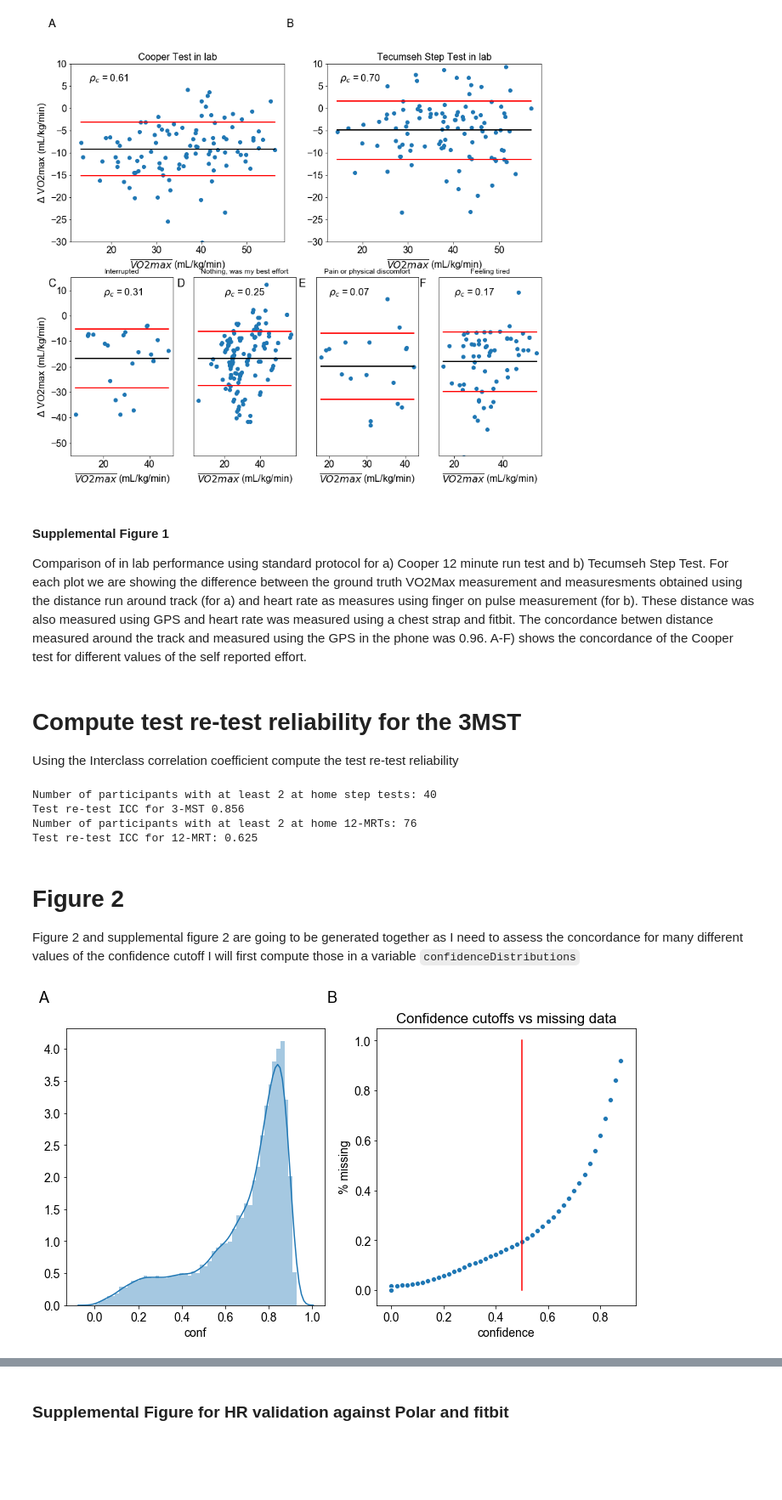
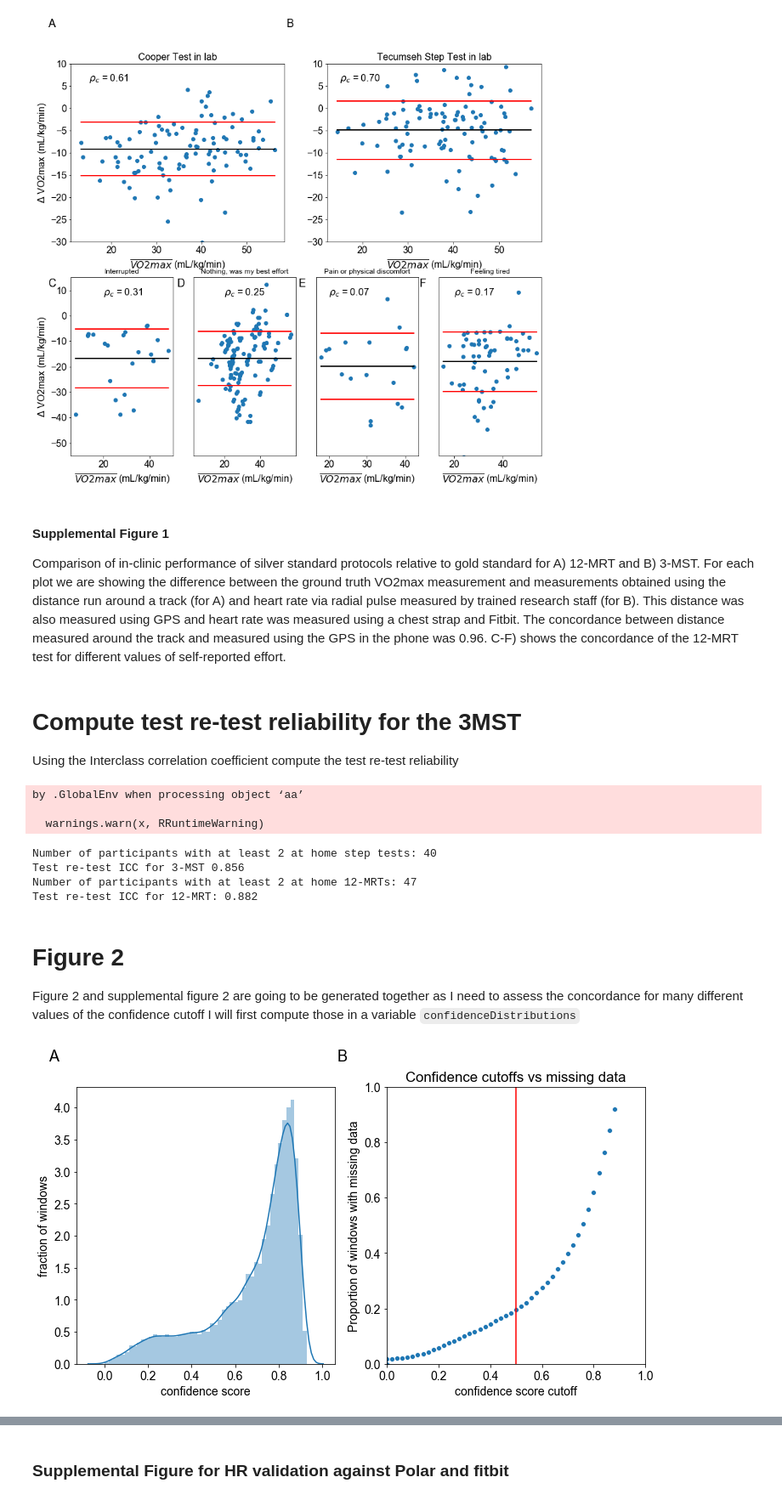
Before and after one commit to Sage-Bionetworks/CRF_validation_analysis, a Jupyter notebook: Figures.ipynb, the cells around one changed output, grey strips where cells are left out. Shown at 85% size. Drawn from its saved outputs; the diff is of its cells as text; code cells hidden in the pictures; blank space fills up the shorter version.

Commit message:
update: ICC correction, Figure descriptions etc.,

```diff
--- a/Figures.ipynb
+++ b/Figures.ipynb
@@ -498,7 +498,7 @@ Name: recordId, dtype: int64
 [figure]
 # %% [markdown]
 #### Supplemental Figure 1
-Comparison of in lab performance using standard protocol for a) Cooper 12 minute run test and b) Tecumseh Step Test.  For each plot we are showing the difference between the ground truth VO2Max measurement and measuresments obtained using the distance run around track (for a) and heart rate as measures using finger on pulse measurement (for b).  These distance was also measured using GPS and heart rate was measured using a chest strap and fitbit. The concordance betwen distance measured around the track and measured using the GPS in the phone was 0.96. A-F) shows the concordance of the Cooper test for different values of the self reported effort.
+Comparison of in-clinic performance of silver standard protocols relative to gold standard for A) 12-MRT and B) 3-MST. For each plot we are showing the difference between the ground truth VO2max measurement and measurements obtained using the distance run around a track (for A) and heart rate via radial pulse measured by trained research staff (for B). This distance was also measured using GPS and heart rate was measured using a chest strap and Fitbit. The concordance between distance measured around the track and measured using the GPS in the phone was 0.96. C-F) shows the concordance of the 12-MRT test for different values of self-reported effort.
 # %% [markdown]
 # Compute test re-test reliability for the 3MST
 Using the Interclass correlation coefficient compute the test re-test reliability
@@ -511,17 +511,20 @@ print('Number of participants with at least 2 at home step tests: %i'  %len(set(
 print('Test re-test ICC for 3-MST %0.3f' %icc(groups = tmp['participantID'], values = tmp['vo2Max.Milligan2']))
 
 #df_12mt.head().T
-tmp =  (df_12mt.
+tmp =  (df_12mt[df_12mt['answers.surveyAfter']=='Nothing, was my best effort'].
         query("inClinic==False")[['participantID', 'mobile Cooper']].
         dropna().
         groupby('participantID').filter(lambda x : len(x)>1))  #Remove participantIDs with only 1 measurement
 print('Number of participants with at least 2 at home 12-MRTs: %i'  %len(set(tmp.participantID)))
 print('Test re-test ICC for 12-MRT: %0.3f' %icc(groups = tmp['participantID'], values = tmp['mobile Cooper']))
 # %% [output]
-Number of participants with at least 2 at home step tests: 40
-Test re-test ICC for 3-MST 0.856
-Number of participants with at least 2 at home 12-MRTs: 76
-Test re-test ICC for 12-MRT: 0.625
+by .GlobalEnv when processing object ‘aa’
+
+  warnings.warn(x, RRuntimeWarning)
+Number of participants with at least 2 at home step tests: 40
+Test re-test ICC for 3-MST 0.856
+Number of participants with at least 2 at home 12-MRTs: 47
+Test re-test ICC for 12-MRT: 0.882
 # %% [markdown]
 # Figure 2
 Figure 2 and supplemental figure 2 are going to be generated together as I need to assess the concordance for many  different values of the confidence cutoff I will first compute those in a variable `confidenceDistributions`
@@ -530,33 +533,41 @@ df = (calibration_df.
         query('method=="acf"').
         dropna(subset=['noninHR']))
 nSteps=50
 nWindows = len(df)
 nWindows
 confidenceDistributions = pd.DataFrame(np.zeros((nSteps, 3)), columns=['confidence', '% missing', 'concordance'])
 
 for i, conf in enumerate(pd.np.arange(0,.9,1/nSteps)):
     # Resulting HR are filtered such that only those with confidence>0.5 are kept
     redIdx = (df.redConf>df.greenConf) | (df.greenConf.isna()) #Take care of missing values with second logical statement
     df = df.assign(hr = lambda x: np.where(redIdx, x.redHR, x.greenHR),
                    conf = lambda x: np.where(redIdx, x.redConf, x.greenConf),
                    activity = name)
     # If confidence <0.5 set hr to NaN
     df.loc[df.conf<conf,  'hr'] = np.nan
     confidenceDistributions.loc[i,:]=np.asarray([conf,
                                (nWindows - sum(df.conf>conf))/nWindows,#/nWindows*100,
                                ccc(df.loc[df.conf>conf, 'hr'], df.loc[df.conf>conf, 'noninHR'])])
 
 plt.figure(figsize=(12,6))
 plt.subplot(1,2,1)
 sns.distplot(df['conf'].dropna())
-
+plt.grid(False)
+plt.ylabel('fraction of windows')
+plt.xlabel('confidence score')
 
 plt.subplot(1,2,2)
 sns.scatterplot(x='confidence', y='% missing', data=confidenceDistributions);
 plt.plot([.5,.5], [0,1], 'r');
 plt.title('Confidence cutoffs vs missing data');    # Heart rate across channels is summarized as HR of red or green choosen by highest confidence
 plt.figure(1).text(0.087, 0.95, 'A', transform=plt.figure(1).transFigure, fontsize=18, fontname="Arial");
 plt.figure(1).text(0.48, 0.95, 'B', transform=plt.figure(1).transFigure, fontsize=18, fontname="Arial");
+plt.ylabel('Proportion of windows with missing data')
+plt.xlabel('confidence score cutoff')
+plt.ylim(0,1);
+plt.xlim(0,1);
+
+plt.savefig('../supplemental_figure2.pdf', dpi=500);
 # %% [output]
-[figure, old version]
+[figure, new version]
 # %% [markdown]
```
Also changed, not shown: parts of 9 cells of this notebook.
